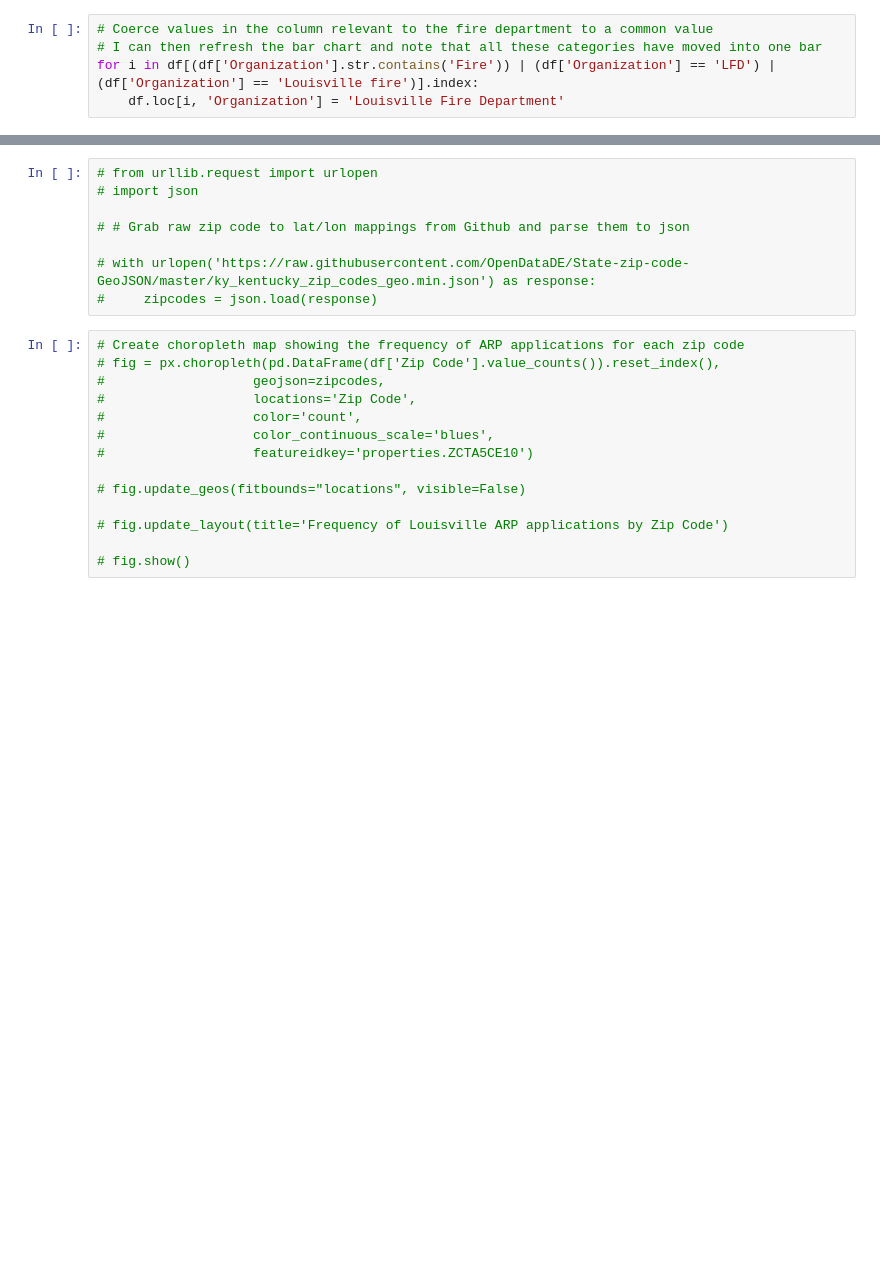
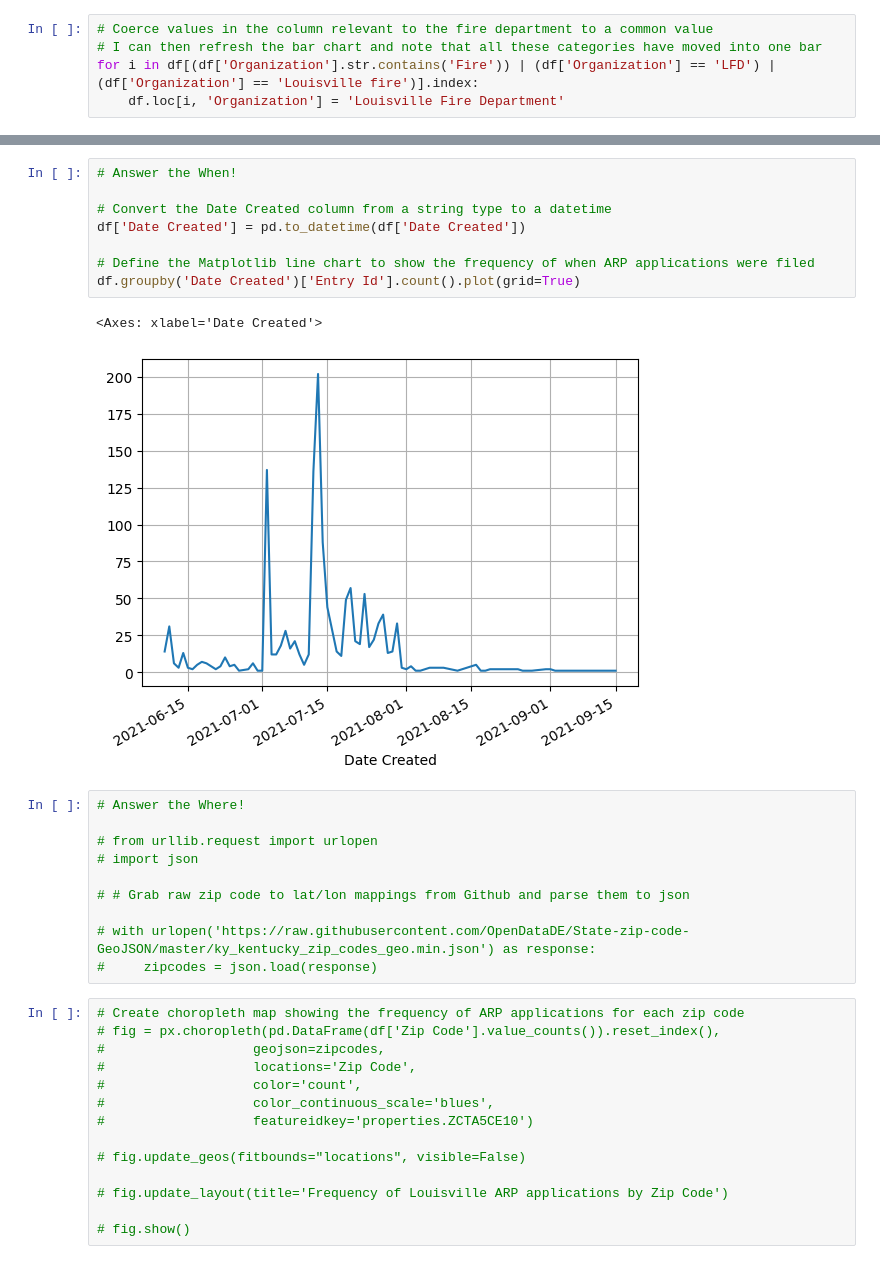
Before and after one commit to matt-harvey-data/American_Recovery_Plan_Code_You, a Jupyter notebook: ARP_Data_Mini_Project.ipynb, the cells around one changed output, grey strips where cells are left out. Cells and saved outputs as stored; diff of their text form; blank space fills up the shorter version.

```diff
--- a/ARP_Data_Mini_Project.ipynb
+++ b/ARP_Data_Mini_Project.ipynb
@@ -447,4 +459,17 @@ for i in df[(df['Organization'].str.contains('Fire')) | (df['Organization'] == '
+# %%
+# Answer the When!
+
+# Convert the Date Created column from a string type to a datetime
+df['Date Created'] = pd.to_datetime(df['Date Created'])
+
+# Define the Matplotlib line chart to show the frequency of when ARP applications were filed
+df.groupby('Date Created')['Entry Id'].count().plot(grid=True)
+# %% [output]
+<Axes: xlabel='Date Created'>
+[figure, added]
 # %%
+# Answer the Where!
+
 # from urllib.request import urlopen
 # import json
 
```
Also changed, not shown: parts of 4 cells of this notebook, 1 other file.
